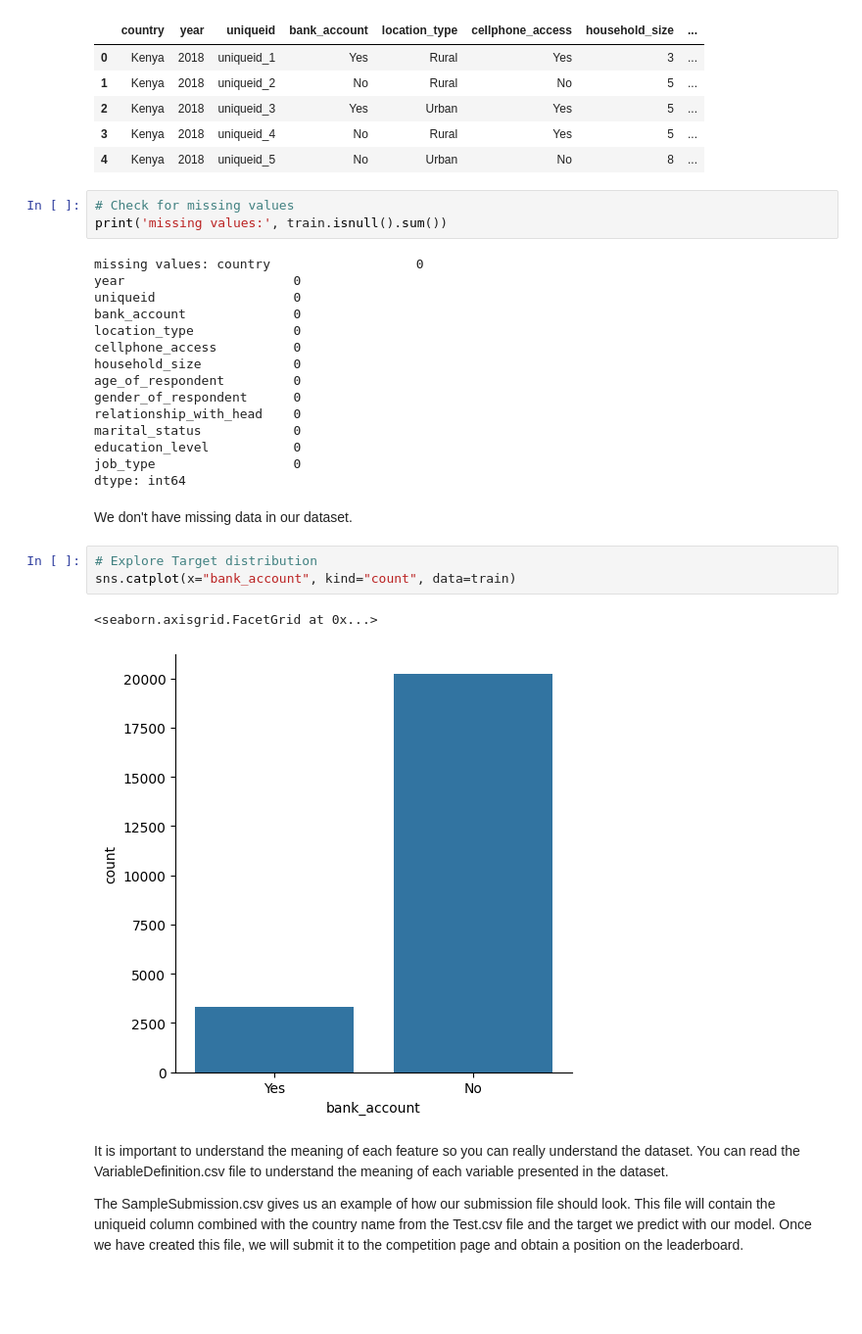
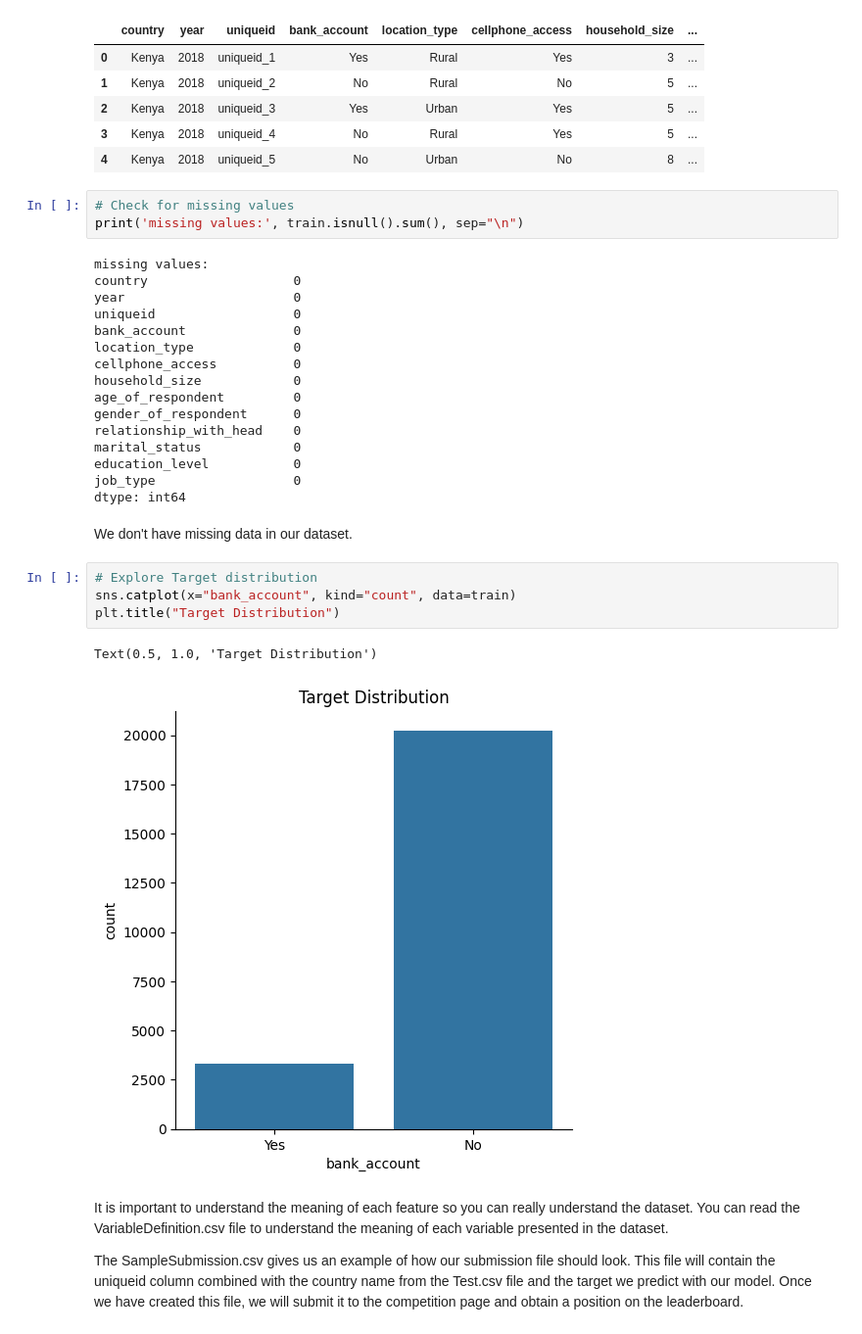
Before and after one commit to segnig/Financial-Inclusion-in-Africa, a Jupyter notebook: StarterNotebook.ipynb, the cells around one changed output. Shown at 98% size. Drawn from its saved outputs; the diff is of its cells as text; blank space fills up the shorter version.

```diff
--- a/StarterNotebook.ipynb
+++ b/StarterNotebook.ipynb
@@ -74,9 +67,10 @@ train.head()
 | 4 | Kenya | 2018 | uniqueid_5 | No | Urban | No | 8 | ... |
 # %%
 # Check for missing values
-print('missing values:', train.isnull().sum())
+print('missing values:', train.isnull().sum(), sep="\n")
 # %% [output]
-missing values: country                   0
+missing values:
+country                   0
 year                      0
 uniqueid                  0
 bank_account              0
@@ -95,9 +89,10 @@ We don't have missing data in our dataset.
 # %%
 # Explore Target distribution
 sns.catplot(x="bank_account", kind="count", data=train)
+plt.title("Target Distribution")
 # %% [output]
-<seaborn.axisgrid.FacetGrid at 0x...>
+Text(0.5, 1.0, 'Target Distribution')
-[figure, old version]
+[figure, new version]
 # %% [markdown]
 It is important to understand the meaning of each feature so you can really understand the dataset. You can read the VariableDefinition.csv file to understand the meaning of each variable presented in the dataset.
 
```
Also changed, not shown: parts of 34 cells of this notebook.
